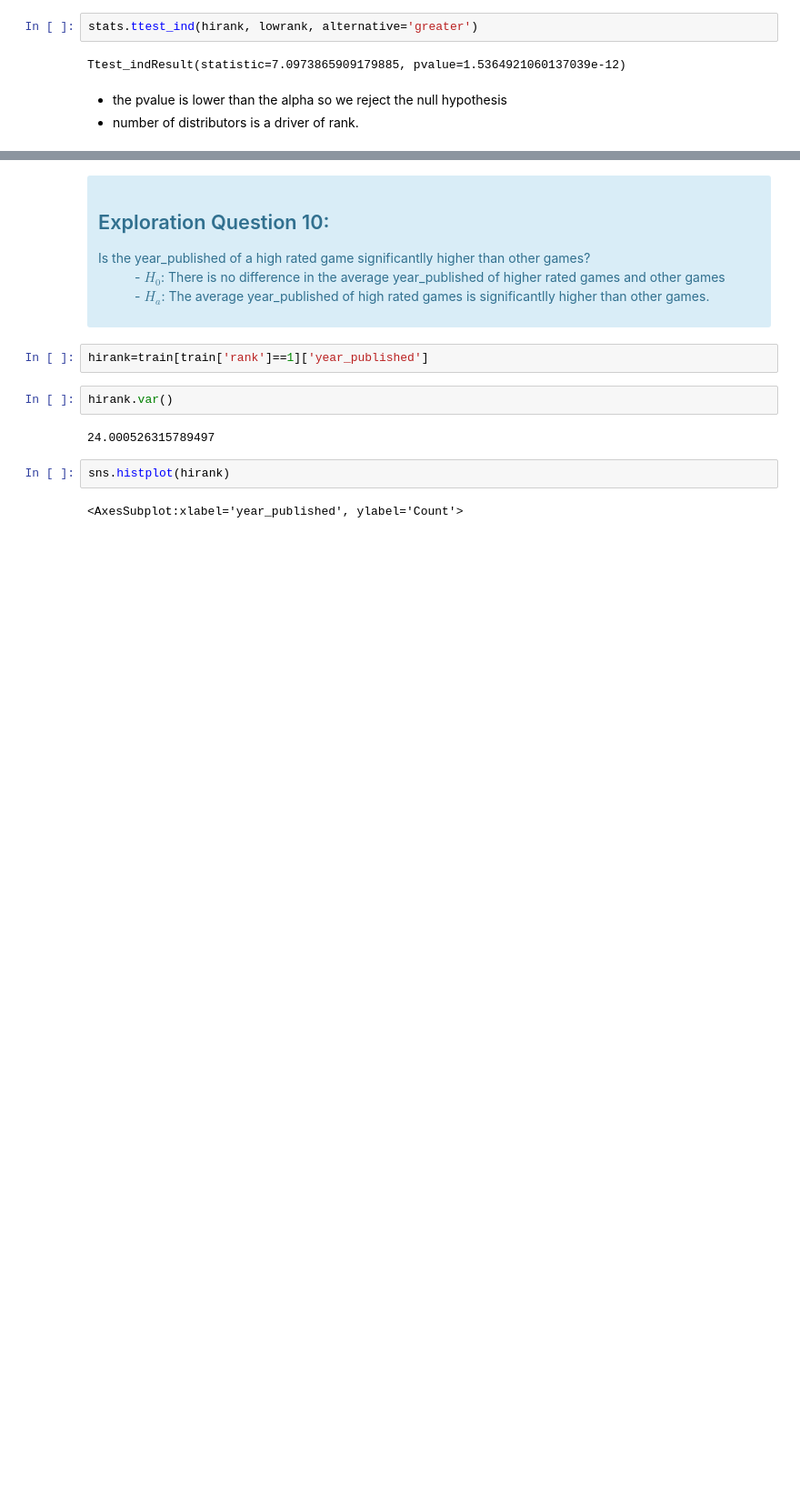
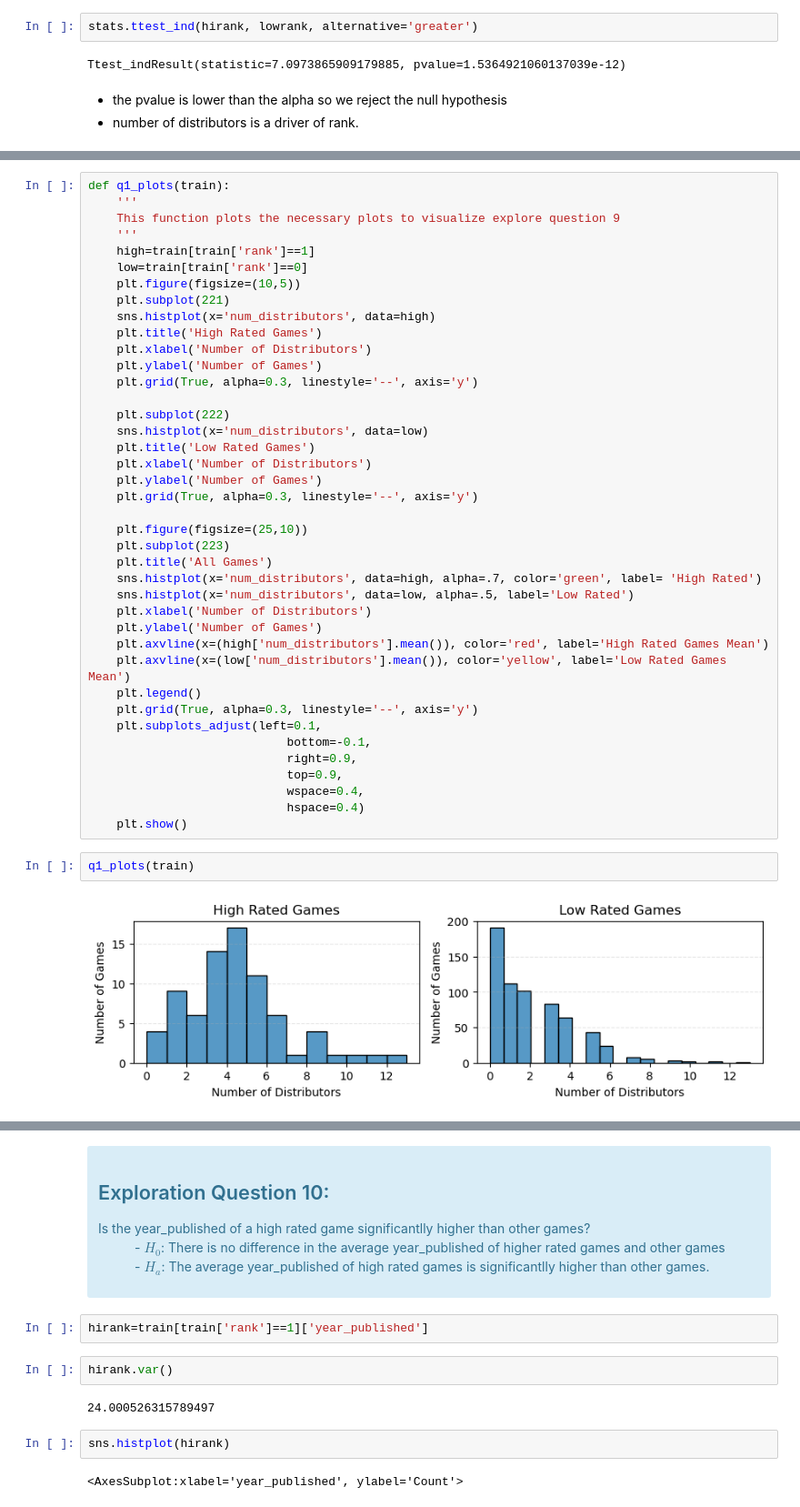
Before and after one commit to Andy-Jensen/board-game-project, a Jupyter notebook: explore.ipynb, the cells around one changed output, grey strips where cells are left out. Shown: that part at 91% size. Cells and saved outputs as stored; diff of their text form; blank space fills up the shorter version.

Commit message:
functionized plots and statistics for explore

```diff
--- a/explore.ipynb
+++ b/explore.ipynb
@@ -553,0 +564,44 @@ Ttest_indResult(statistic=7.0973865909179885, pvalue=1.5364921060137039e-12)
+# %%
+def q1_plots(train):
+    '''
+    This function plots the necessary plots to visualize explore question 9
+    '''
+    high=train[train['rank']==1]
+    low=train[train['rank']==0]
+    plt.figure(figsize=(10,5))
+    plt.subplot(221)
+    sns.histplot(x='num_distributors', data=high)
+    plt.title('High Rated Games')
+    plt.xlabel('Number of Distributors')
+    plt.ylabel('Number of Games')
+    plt.grid(True, alpha=0.3, linestyle='--', axis='y')
+
+    plt.subplot(222)
+    sns.histplot(x='num_distributors', data=low)
+    plt.title('Low Rated Games')
+    plt.xlabel('Number of Distributors')
+    plt.ylabel('Number of Games')
+    plt.grid(True, alpha=0.3, linestyle='--', axis='y')
+
+    plt.figure(figsize=(25,10))
+    plt.subplot(223)
+    plt.title('All Games')
+    sns.histplot(x='num_distributors', data=high, alpha=.7, color='green', label= 'High Rated')
+    sns.histplot(x='num_distributors', data=low, alpha=.5, label='Low Rated')
+    plt.xlabel('Number of Distributors')
+    plt.ylabel('Number of Games')
+    plt.axvline(x=(high['num_distributors'].mean()), color='red', label='High Rated Games Mean')
+    plt.axvline(x=(low['num_distributors'].mean()), color='yellow', label='Low Rated Games Mean')
+    plt.legend()
+    plt.grid(True, alpha=0.3, linestyle='--', axis='y')
+    plt.subplots_adjust(left=0.1,
+                            bottom=-0.1,
+                            right=0.9,
+                            top=0.9,
+                            wspace=0.4,
+                            hspace=0.4)
+    plt.show()
+# %%
+q1_plots(train)
+# %% [output]
+[figure, added]
```
Also changed, not shown: parts of 2 cells of this notebook, 2 other files.
